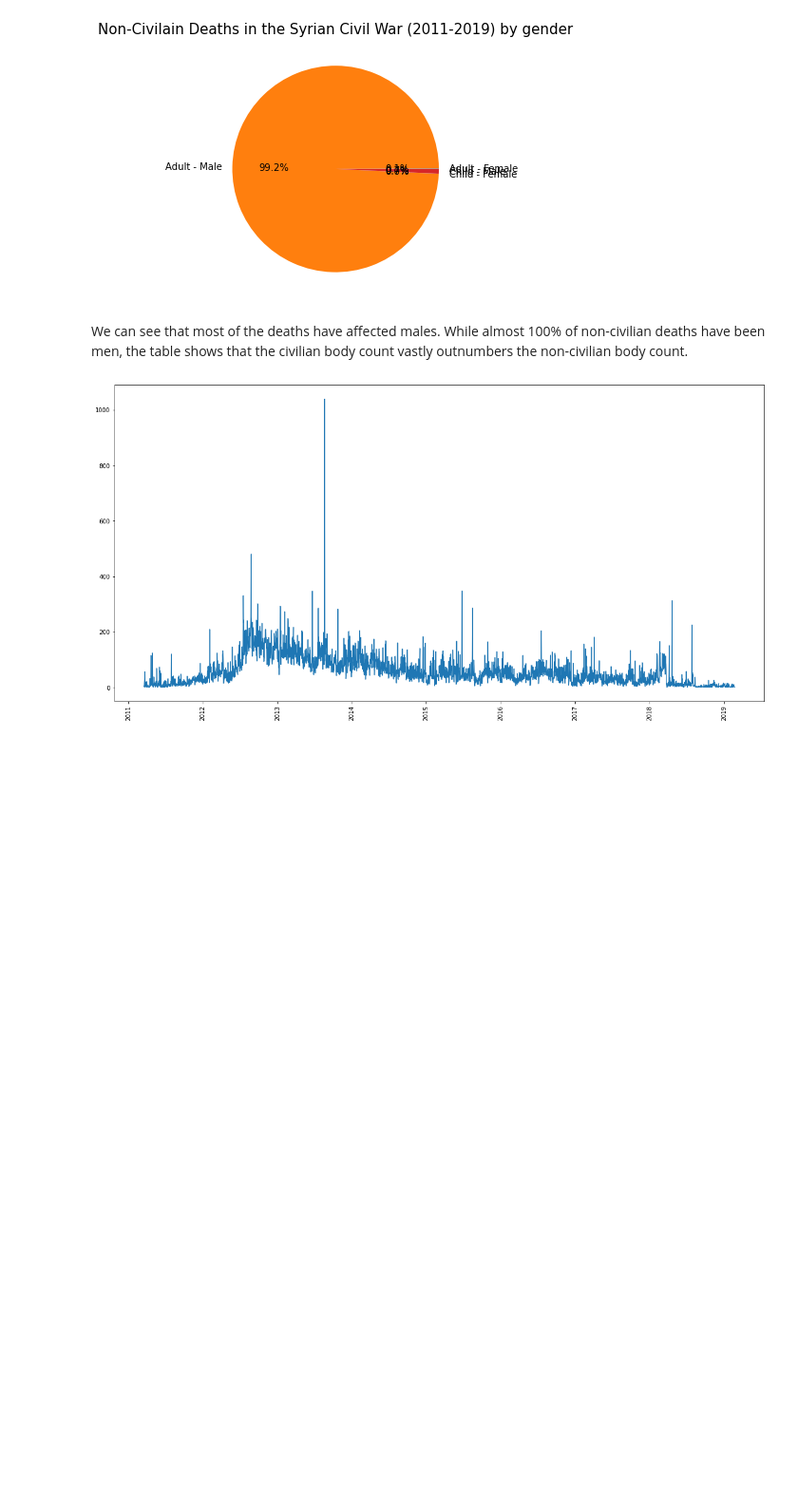
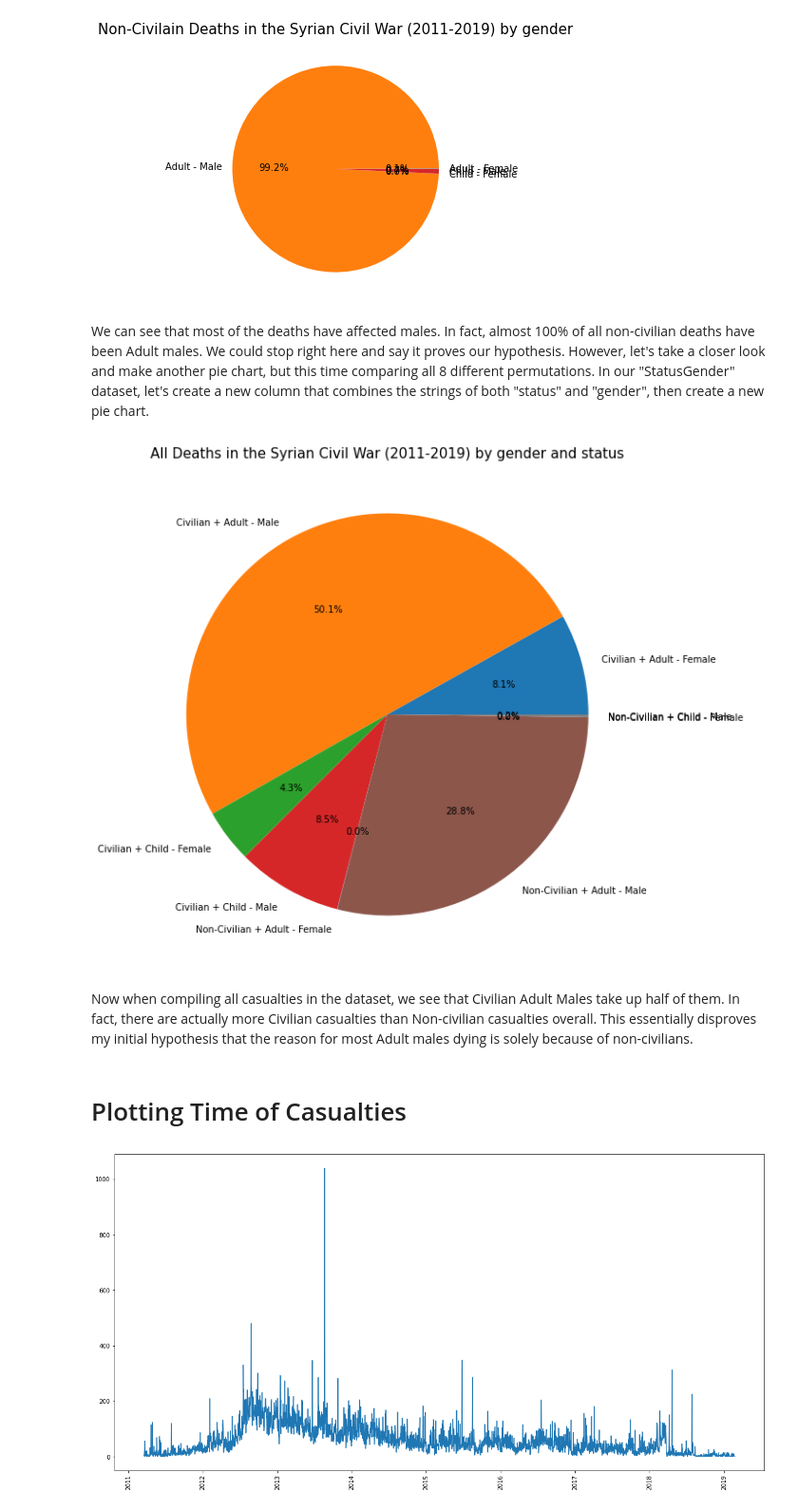
Before and after one commit to Tbasa-hk97/Tbasa-hk97.github.io, a Jupyter notebook: Syrian-Civil-War-Casualties.ipynb, the cells around one changed output. Shown at 95% size. Drawn from its saved outputs; the diff is of its cells as text; code cells hidden in the pictures; blank space fills up the shorter version.

```diff
--- a/Syrian-Civil-War-Casualties.ipynb
+++ b/Syrian-Civil-War-Casualties.ipynb
@@ -146,7 +148,19 @@ plt.show()
 # %% [output]
 [figure]
 # %% [markdown]
-We can see that most of the deaths have affected males. While almost 100% of non-civilian deaths have been men, the table shows that the civilian body count vastly outnumbers the non-civilian body count.
+We can see that most of the deaths have affected males. In fact, almost 100% of all non-civilian deaths have been Adult males. We could stop right here and say it proves our hypothesis. However, let's take a closer look and make another pie chart, but this time comparing all 8 different permutations. In our "StatusGender" dataset, let's create a new column that combines the strings of both "status" and "gender", then create a new pie chart.
+# %%
+StatusGender['StatusGender'] = StatusGender["status"] + " + " + StatusGender["gender"]
+plt.figure(figsize=(10,10))
+plt.title('All Deaths in the Syrian Civil War (2011-2019) by gender and status', fontsize=15)
+plt.pie(StatusGender['count'],labels=StatusGender['StatusGender'],autopct='%1.1f%%')
+plt.show()
+# %% [output]
+[figure, added]
+# %% [markdown]
+Now when compiling all casualties in the dataset, we see that Civilian Adult Males take up half of them. In fact, there are actually more Civilian casualties than Non-civilian casualties overall. This essentially disproves my initial hypothesis that the reason for most Adult males dying is solely because of non-civilians.
+# %% [markdown]
+# Plotting Time of Casualties
 # %%
 data_timeplot = data.groupby(['deathdate']).name.agg('count').to_frame('count').reset_index()
 
```
Also changed, not shown: parts of 37 cells of this notebook, 1 other file.
